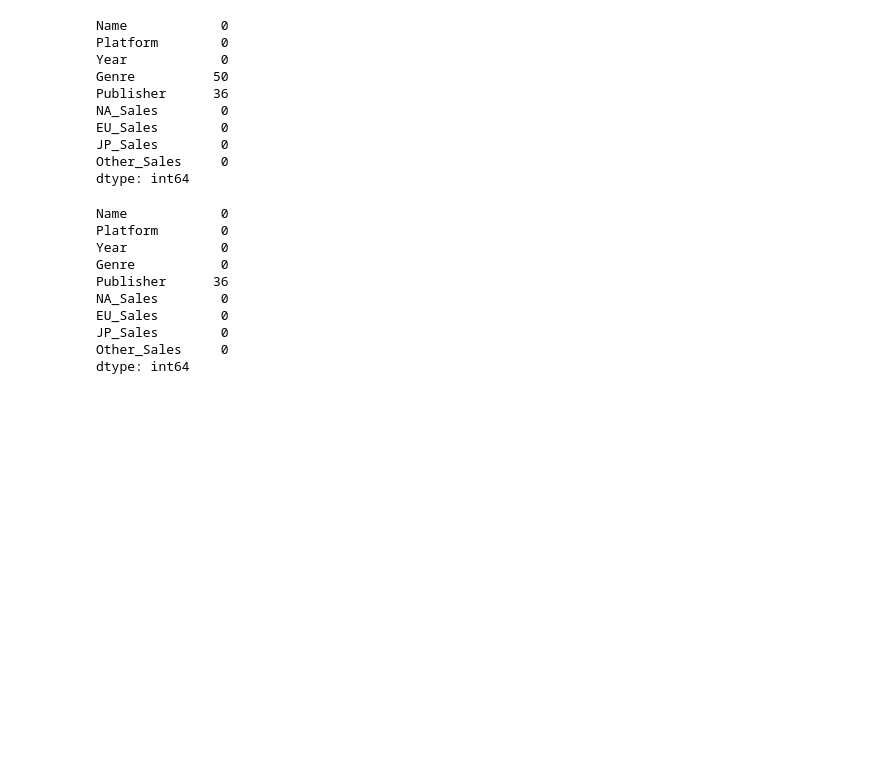
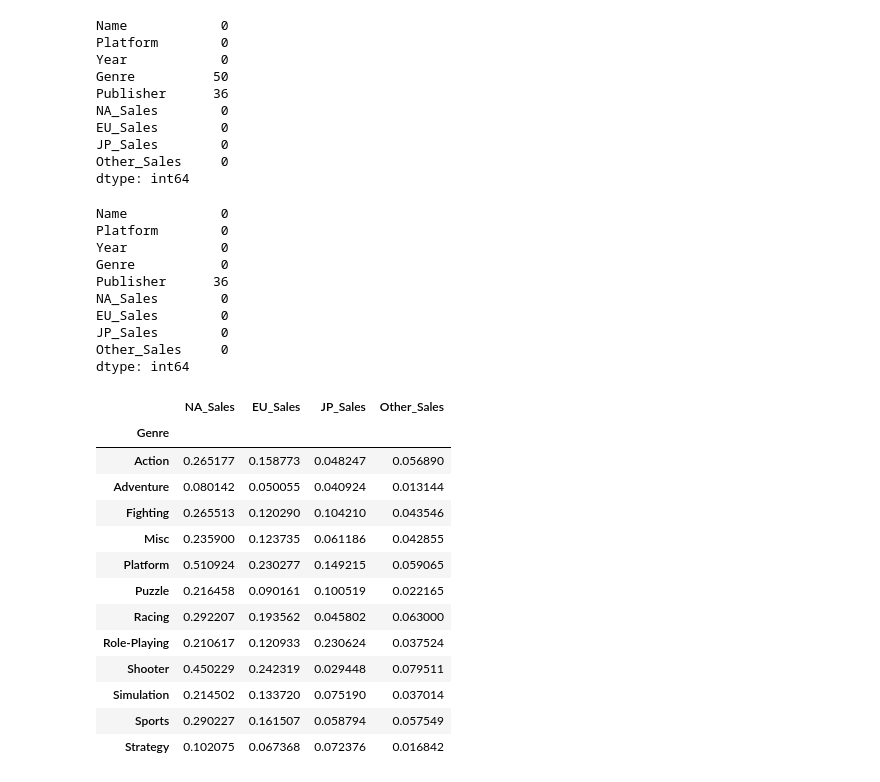
Before and after one commit to okok7272/CodeStatesProject, a Jupyter notebook: Section1/Project1_game_trends.ipynb, the cells around one changed output. Cells and saved outputs as stored; diff of their text form; code cells hidden in the pictures; blank space fills up the shorter version.

```diff
--- a/Section1/Project1_game_trends.ipynb
+++ b/Section1/Project1_game_trends.ipynb
@@ -234,3 +230,22 @@ Other_Sales     0
 dtype: int64
 # %%
 #퍼블리셔가 저희가 어떤 게임을 설계할까? 에 대한 문제에서 벗어나기에 결측치를 삭제하지 않습니다.
+# %%
+#1.   지역에 따라서 선호하는 게임 장르가 다를까 라는 질문에 대답을 하셔야합니다.
+games_regeion=games.groupby(games.Genre)['NA_Sales','EU_Sales','JP_Sales','Other_Sales'].mean()
+games_regeion
+# %% [output]
+|  | NA_Sales | EU_Sales | JP_Sales | Other_Sales |
+| Genre |  |  |  |  |
+| Action | 0.265177 | 0.158773 | 0.048247 | 0.056890 |
+| Adventure | 0.080142 | 0.050055 | 0.040924 | 0.013144 |
+| Fighting | 0.265513 | 0.120290 | 0.104210 | 0.043546 |
+| Misc | 0.235900 | 0.123735 | 0.061186 | 0.042855 |
+| Platform | 0.510924 | 0.230277 | 0.149215 | 0.059065 |
+| Puzzle | 0.216458 | 0.090161 | 0.100519 | 0.022165 |
+| Racing | 0.292207 | 0.193562 | 0.045802 | 0.063000 |
+| Role-Playing | 0.210617 | 0.120933 | 0.230624 | 0.037524 |
+| Shooter | 0.450229 | 0.242319 | 0.029448 | 0.079511 |
+| Simulation | 0.214502 | 0.133720 | 0.075190 | 0.037014 |
+| Sports | 0.290227 | 0.161507 | 0.058794 | 0.057549 |
+| Strategy | 0.102075 | 0.067368 | 0.072376 | 0.016842 |
```
Also changed, not shown: parts of 9 cells of this notebook.
